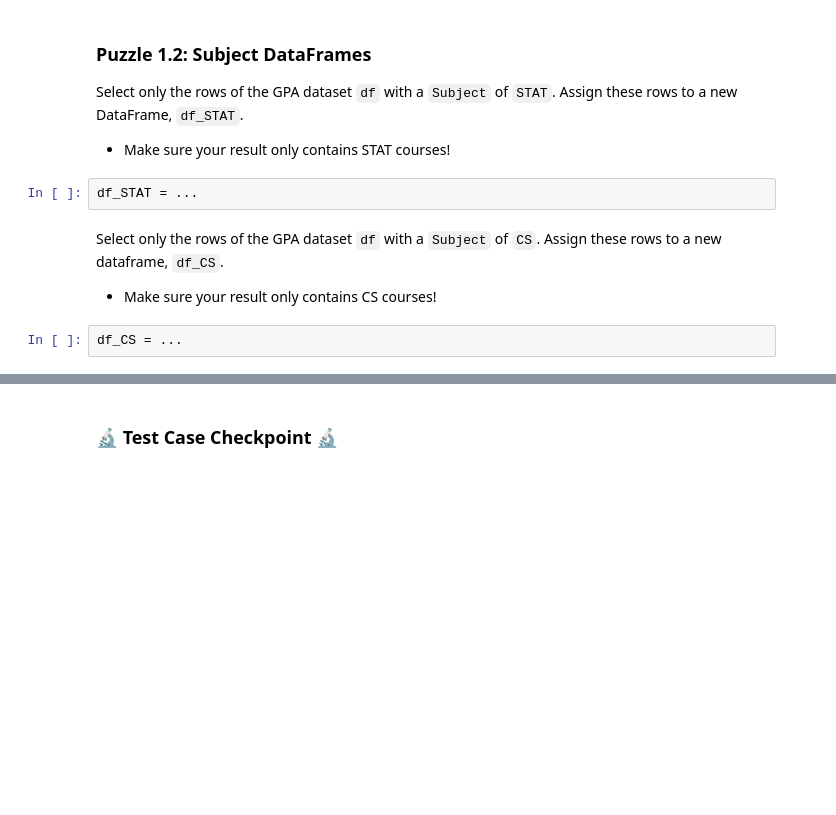
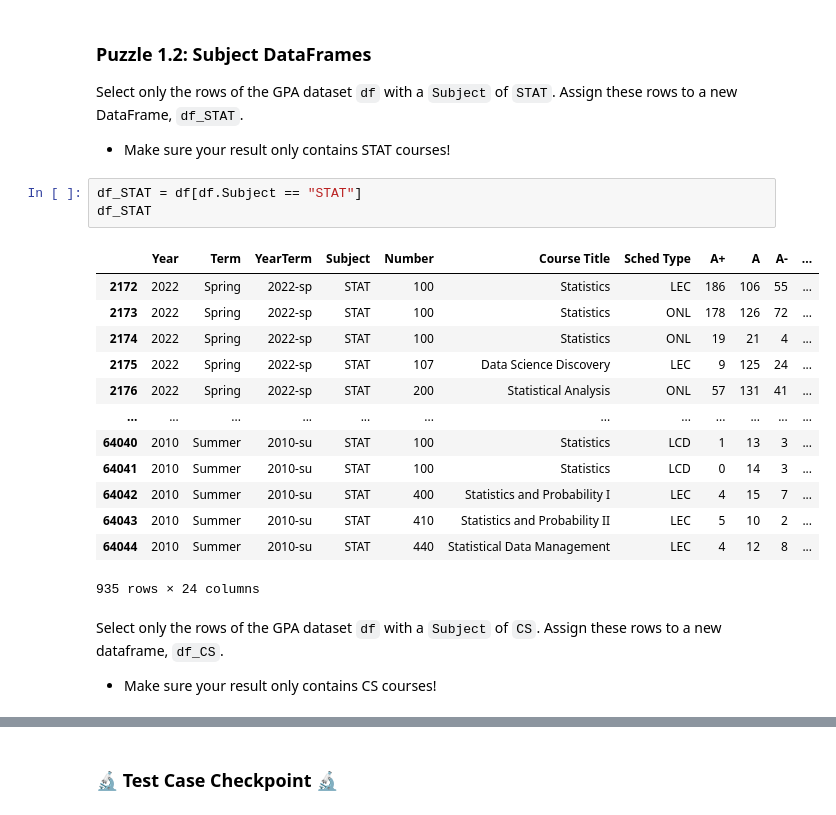
Before and after one commit to ryguy2k4/stat107, a Jupyter notebook: lab_simpsons_paradox/lab_simpsons_paradox.ipynb, the cells around one changed output, grey strips where cells are left out. Saved outputs shown, nothing was run; the diff lists cells and outputs as text; blank space fills up the shorter version.

```diff
--- a/lab_simpsons_paradox/lab_simpsons_paradox.ipynb
+++ b/lab_simpsons_paradox/lab_simpsons_paradox.ipynb
@@ -113,10 +149,23 @@ Should be simple, right? Let's just see which subject, STAT or CS, has a greater
 
 Select only the rows of the GPA dataset `df` with a `Subject` of `STAT`. Assign these rows to a new DataFrame, `df_STAT`.
 - Make sure your result only contains STAT courses!
-# %%
-df_STAT = ...
+# %%
+df_STAT = df[df.Subject == "STAT"]
+df_STAT
+# %% [output]
+|  | Year | Term | YearTerm | Subject | Number | Course Title | Sched Type | A+ | A | A- | ... |
+| 2172 | 2022 | Spring | 2022-sp | STAT | 100 | Statistics | LEC | 186 | 106 | 55 | ... |
+| 2173 | 2022 | Spring | 2022-sp | STAT | 100 | Statistics | ONL | 178 | 126 | 72 | ... |
+| 2174 | 2022 | Spring | 2022-sp | STAT | 100 | Statistics | ONL | 19 | 21 | 4 | ... |
+| 2175 | 2022 | Spring | 2022-sp | STAT | 107 | Data Science Discovery | LEC | 9 | 125 | 24 | ... |
+| 2176 | 2022 | Spring | 2022-sp | STAT | 200 | Statistical Analysis | ONL | 57 | 131 | 41 | ... |
+| ... | ... | ... | ... | ... | ... | ... | ... | ... | ... | ... | ... |
+| 64040 | 2010 | Summer | 2010-su | STAT | 100 | Statistics | LCD | 1 | 13 | 3 | ... |
+| 64041 | 2010 | Summer | 2010-su | STAT | 100 | Statistics | LCD | 0 | 14 | 3 | ... |
+| 64042 | 2010 | Summer | 2010-su | STAT | 400 | Statistics and Probability I | LEC | 4 | 15 | 7 | ... |
+| 64043 | 2010 | Summer | 2010-su | STAT | 410 | Statistics and Probability II | LEC | 5 | 10 | 2 | ... |
+| 64044 | 2010 | Summer | 2010-su | STAT | 440 | Statistical Data Management | LEC | 4 | 12 | 8 | ... |
+935 rows × 24 columns
 # %% [markdown]
 Select only the rows of the GPA dataset `df` with a `Subject` of `CS`. Assign these rows to a new dataframe, `df_CS`.
 - Make sure your result only contains CS courses!
-# %%
-df_CS = ...
```
Also changed, not shown: parts of 39 cells of this notebook.
